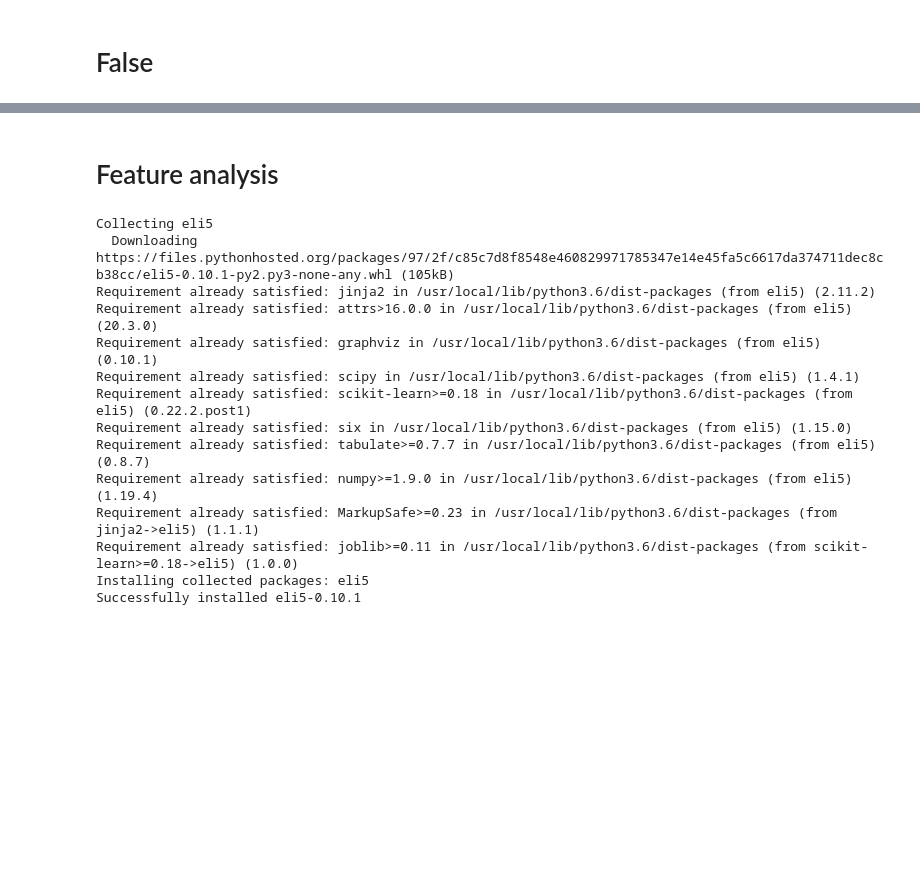
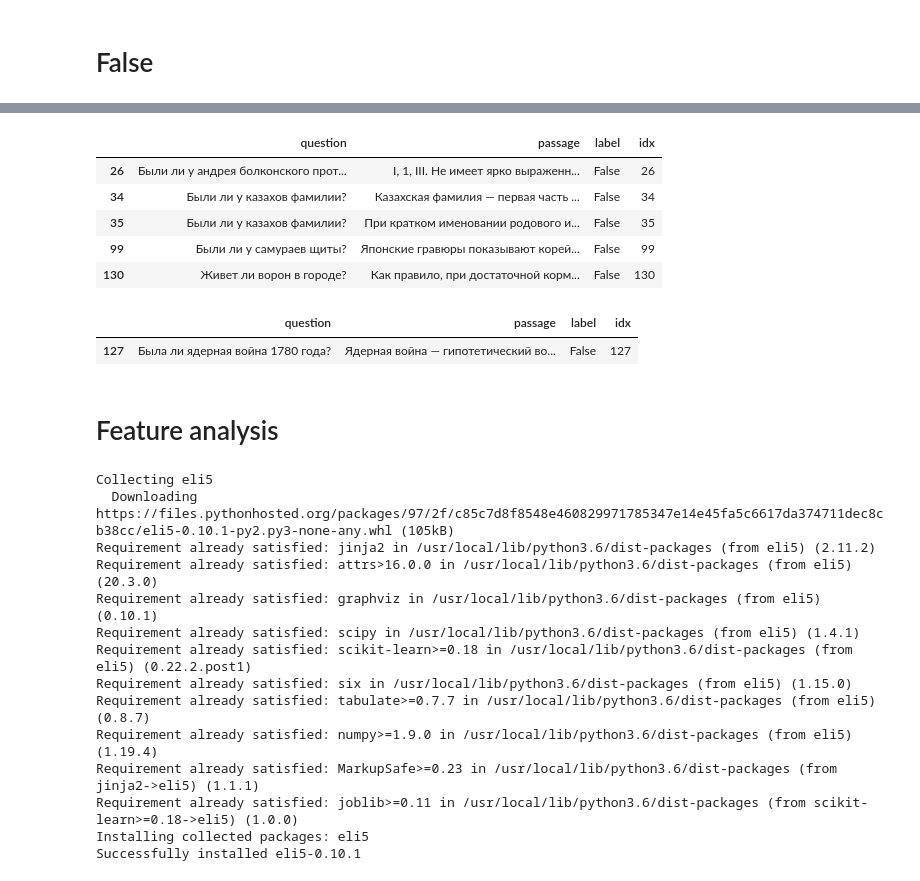
Before and after one commit to tatiana-iazykova/2020_HACK_RUSSIANSUPERGLUE, a Jupyter notebook: RSG_DaNetQA.ipynb, the cells around one changed output, grey strips where cells are left out. Saved outputs shown, nothing was run; the diff lists cells and outputs as text; code cells hidden in the pictures; blank space fills up the shorter version.

```diff
--- a/RSG_DaNetQA.ipynb
+++ b/RSG_DaNetQA.ipynb
@@ -410,3 +443,19 @@ df_false.head()
+# %%
+#странности
+df.iloc[[26, 34, 35, 99, 130]]
+# %% [output]
+|  | question | passage | label | idx |
+| 26 | Были ли у андрея болконского прот... | I, 1, III. Не имеет ярко выраженн... | False | 26 |
+| 34 | Были ли у казахов фамилии? | Казахская фамилия — первая часть ... | False | 34 |
+| 35 | Были ли у казахов фамилии? | При кратком именовании родового и... | False | 35 |
+| 99 | Были ли у самураев щиты? | Японские гравюры показывают корей... | False | 99 |
+| 130 | Живет ли ворон в городе? | Как правило, при достаточной корм... | False | 130 |
+# %%
+#странности в вопросе
+df.iloc[[127]]
+# %% [output]
+|  | question | passage | label | idx |
+| 127 | Была ли ядерная война 1780 года? | Ядерная война — гипотетический во... | False | 127 |
 # %% [markdown]
 # Feature analysis
 # %%
```
Also changed, not shown: parts of 8 cells of this notebook.
